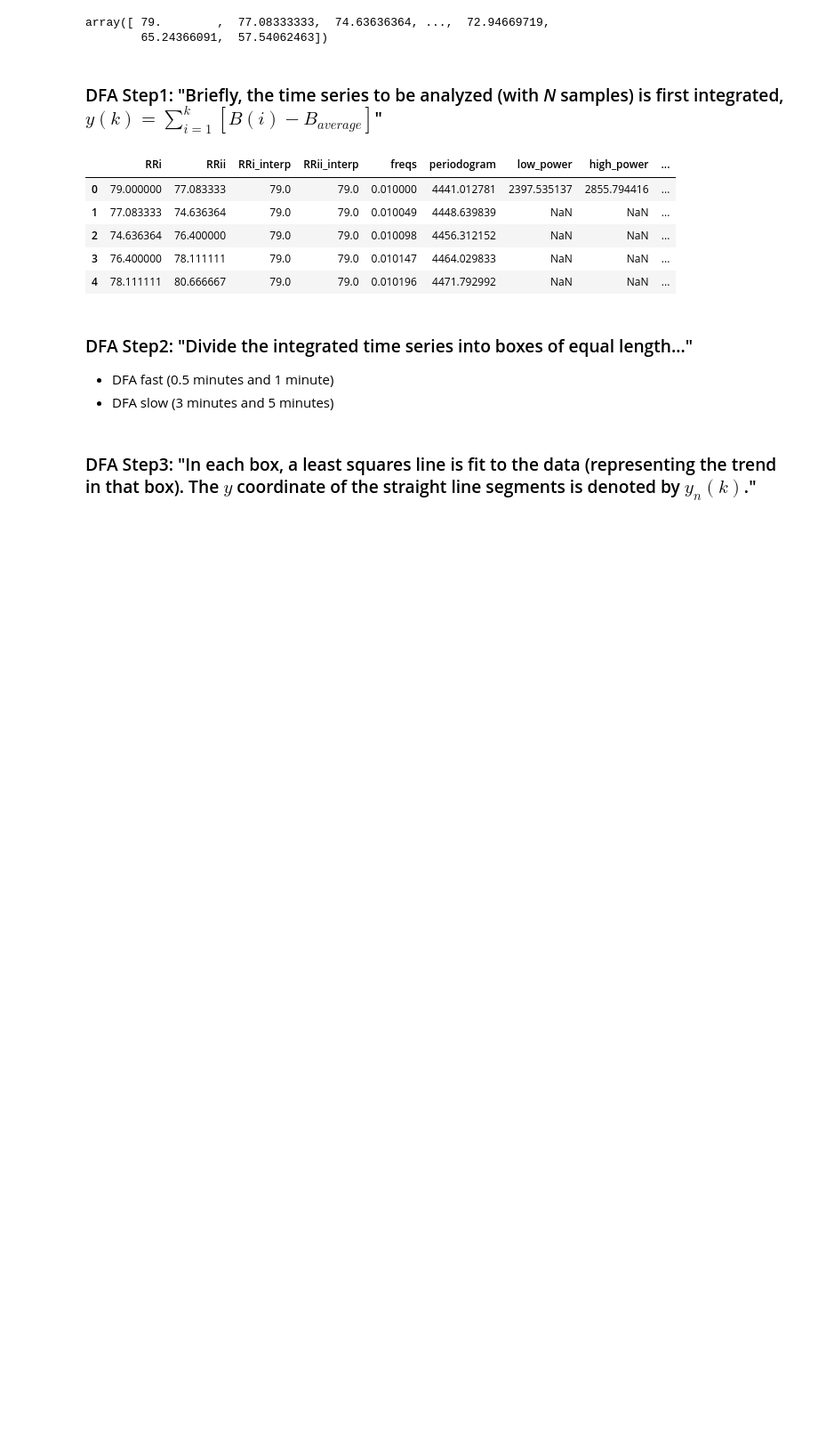
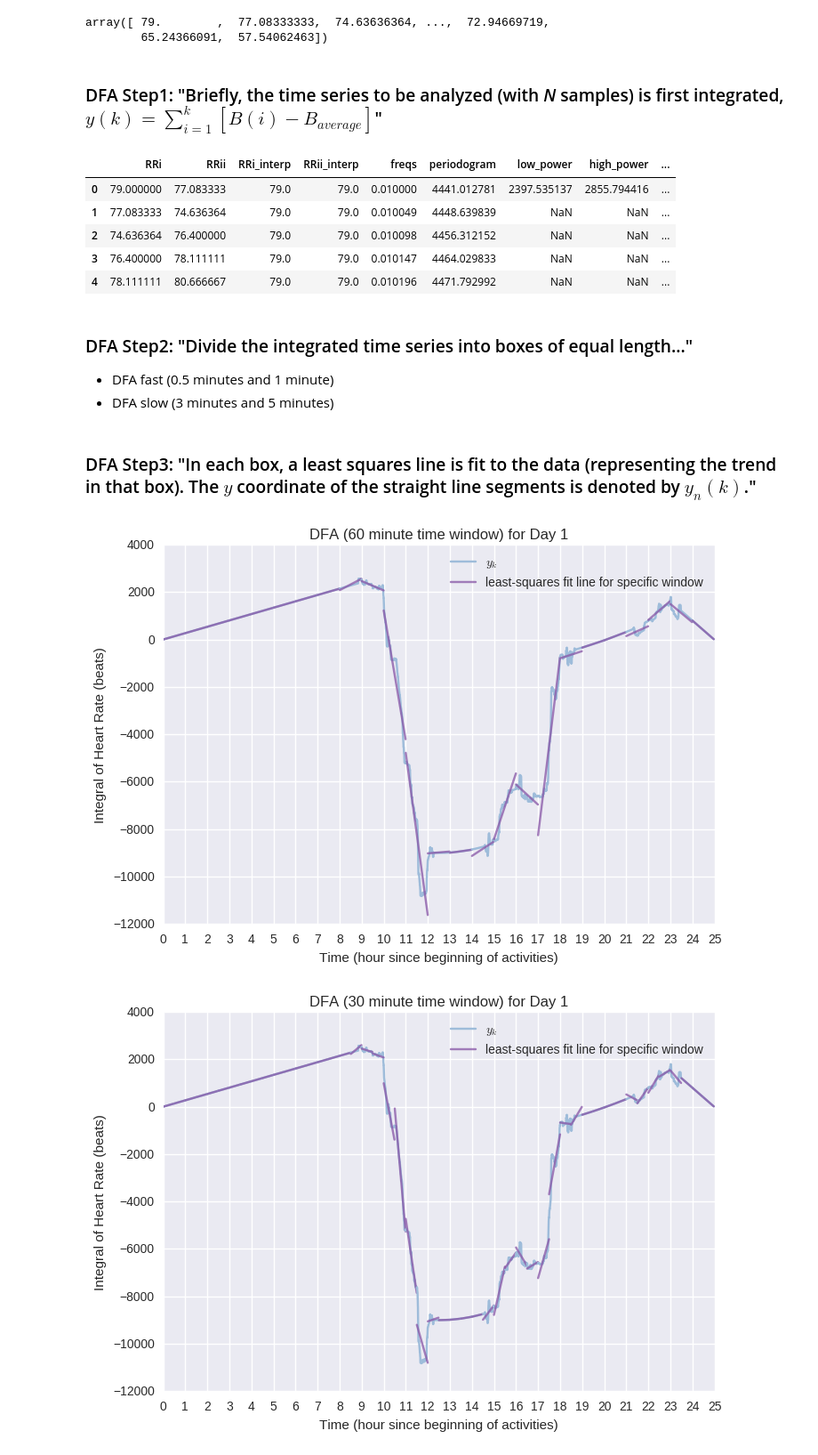
Before and after one commit to terrrychan/PHS-Project, a Jupyter notebook: Visualizations.ipynb, the cells around one changed output. Shown: that part at 89% size. Drawn from its saved outputs; the diff is of its cells as text; code cells hidden in the pictures; blank space fills up the shorter version.

```diff
--- a/Visualizations.ipynb
+++ b/Visualizations.ipynb
@@ -353,31 +353,34 @@ def dfa_linregress(window):
                  '-', color=COLORS[1])
         plt.plot(dfa_box['time_min'].div(60),
                  dfa_box['time_min'].multiply(slope) + intercept,
                  '-', color=COLORS[2],
                  alpha = 0.75)
 
         ynk = ynk.append(dfa_box['time_min'].multiply(slope) + intercept)
 
         # prepare box_start and box_end for next iteration
         box_start += window
         box_end += window
         if box_end > data['time_min'].max():
             box_end = data['time_min'].max()
 
     axes = plt.gca()
     resadjust(axes, xres=1)
-    plt.title("DFA (" + str(window) + " minute time window)")
+    plt.title("DFA (" + str(window) + " minute time window) for Day 1")
     plt.legend(["$y_k$", "least-squares fit line for specific window"])
     plt.xlabel('Time (hour since beginning of activities)')
     plt.ylabel('Integral of Heart Rate (beats)')
 
     filename_dict = {30.0: "30min",
                      60.0: "60min"}
     plt.savefig("dfa_"+filename_dict[window]+".png", format='png')
     plt.savefig("dfa_"+filename_dict[window]+".pdf", format='pdf')
     plt.show()
 
     return ynk
 
 ynk_hour = dfa_linregress(60)
 ynk_halfhour = dfa_linregress(30)
+# %% [output]
+[figure, added]
+[figure, added]
```
Also changed, not shown: parts of 2 cells of this notebook, 8 other files.
